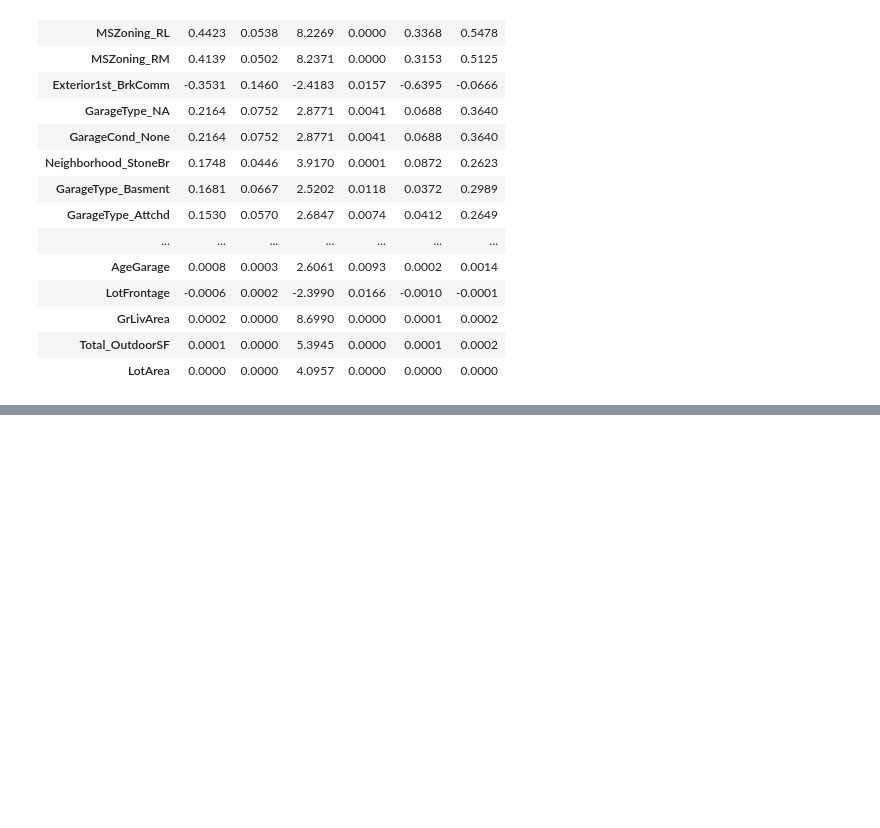
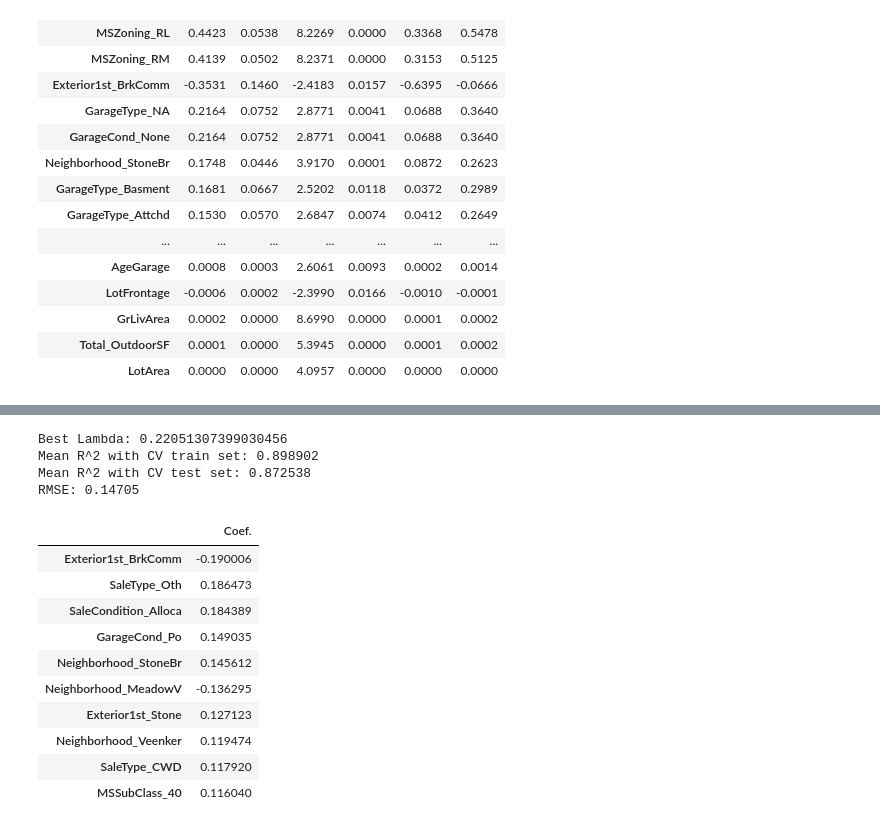
Before and after one commit to mwc201/Housing_Price_Prediction, a Jupyter notebook: ML_Models.ipynb, the cells around one changed output, grey strips where cells are left out. Cells and saved outputs as stored; diff of their text form; code cells hidden in the pictures; blank space fills up the shorter version.

```diff
--- a/ML_Models.ipynb
+++ b/ML_Models.ipynb
@@ -141,0 +166,32 @@ ols2.reindex(ols2["Coef."].abs().sort_values(ascending = False).index)
+# %%
+ridgecv.fit(X_train, y_train)
+score = ridgecv.score(X_train, y_train)
+alpha = ridgecv.alpha_
+pred_ridge = ridgecv.predict(X_test)
+RMSE = (mean_squared_error(pred_ridge, y_test, squared = False))
+
+print("Best Lambda: " + str(alpha))
+print("Mean R^2 with CV train set: %f" %ridgecv.score(X_train, y_train))
+print("Mean R^2 with CV test set: %f" %ridgecv.score(X_test, y_test))
+print("RMSE: " + str(round(RMSE, 5)))
+# %% [output]
+Best Lambda: 0.22051307399030456
+Mean R^2 with CV train set: 0.898902
+Mean R^2 with CV test set: 0.872538
+RMSE: 0.14705
+# %%
+ridgecv_coef = pd.DataFrame(ridgecv.coef_, index = X.columns).rename(columns = {0:"Coef."})
+ridgecv_coef = ridgecv_coef.reindex(ridgecv_coef["Coef."].abs().sort_values(ascending = False).index)
+ridgecv_coef.head(10)
+# %% [output]
+|  | Coef. |
+| Exterior1st_BrkComm | -0.190006 |
+| SaleType_Oth | 0.186473 |
+| SaleCondition_Alloca | 0.184389 |
+| GarageCond_Po | 0.149035 |
+| Neighborhood_StoneBr | 0.145612 |
+| Neighborhood_MeadowV | -0.136295 |
+| Exterior1st_Stone | 0.127123 |
+| Neighborhood_Veenker | 0.119474 |
+| SaleType_CWD | 0.117920 |
+| MSSubClass_40 | 0.116040 |
```
Also changed, not shown: parts of 20 cells of this notebook.
